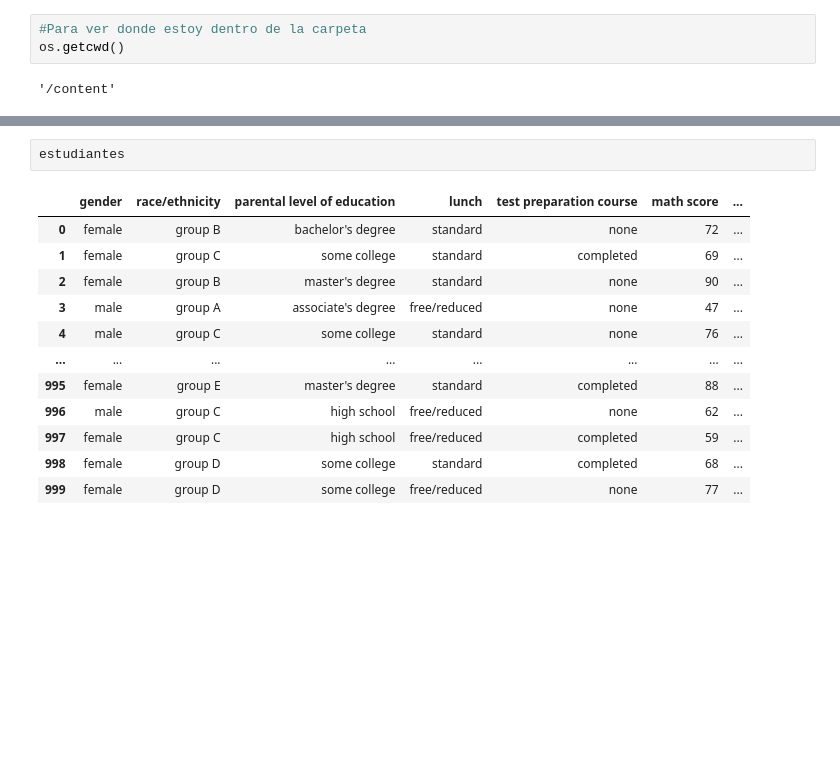
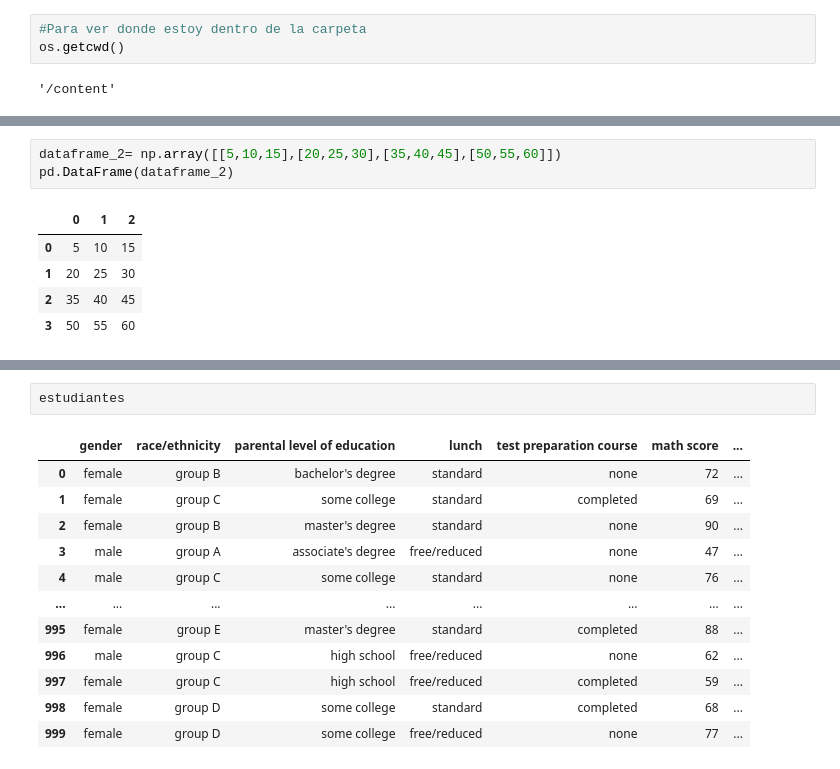
Before and after one commit to nomo82/python, a Jupyter notebook: Python_2.ipynb, the cells around one changed output, grey strips where cells are left out. Cells and saved outputs as stored; diff of their text form; blank space fills up the shorter version.

```diff
--- a/Python_2.ipynb
+++ b/Python_2.ipynb
@@ -127,0 +39,9 @@ estudiantes=pd.read_csv('/content/drive/MyDrive/StudentsPerformance (1) (1).csv'
+# %%
+dataframe_2= np.array([[5,10,15],[20,25,30],[35,40,45],[50,55,60]])
+pd.DataFrame(dataframe_2)
+# %% [output]
+|  | 0 | 1 | 2 |
+| 0 | 5 | 10 | 15 |
+| 1 | 20 | 25 | 30 |
+| 2 | 35 | 40 | 45 |
+| 3 | 50 | 55 | 60 |
```
Also changed, not shown: parts of 102 cells of this notebook.
